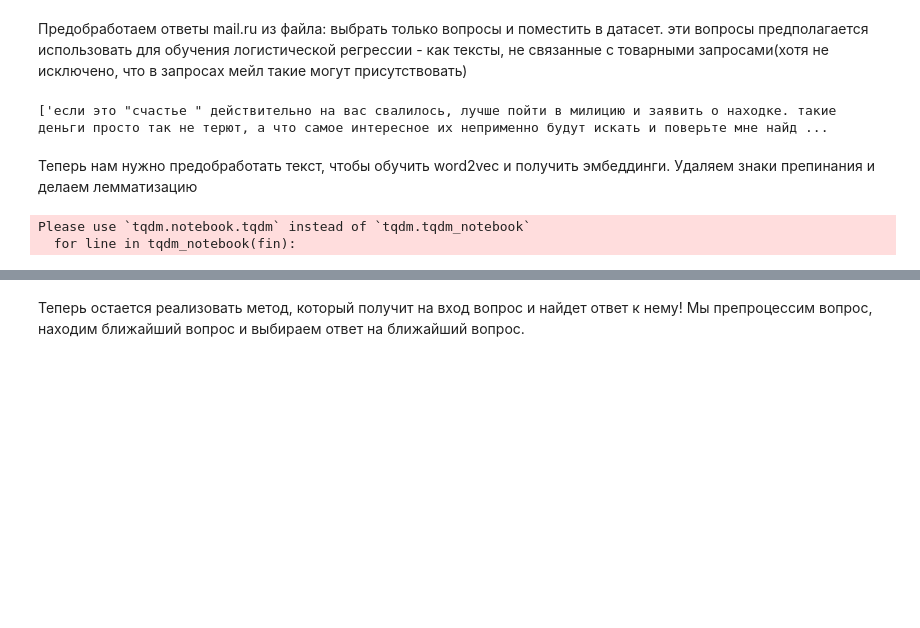
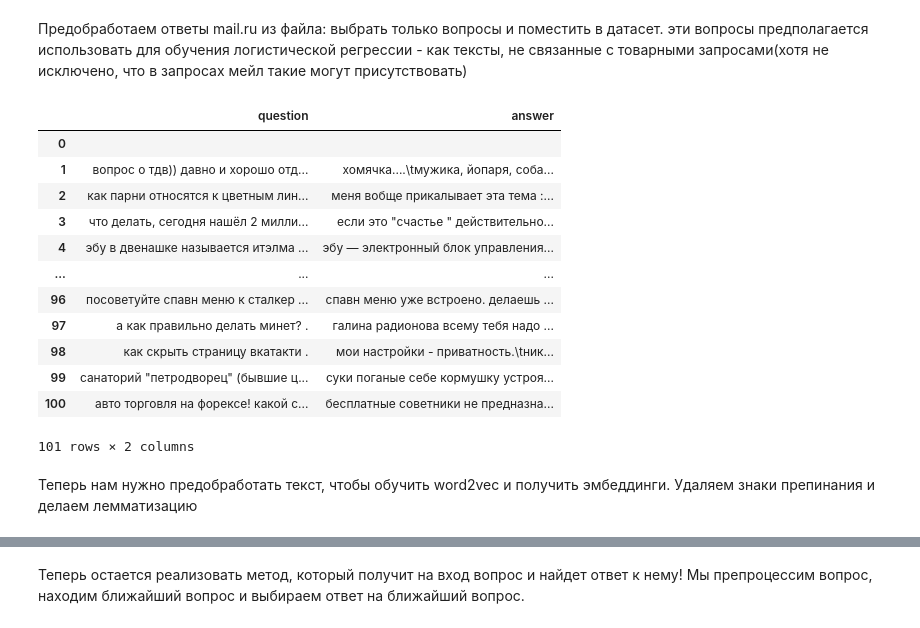
Before and after one commit to sawa25/module_14, a Jupyter notebook: ChatBotPractice_final.ipynb, the cells around one changed output, grey strips where cells are left out. Saved outputs shown, nothing was run; the diff lists cells and outputs as text; code cells hidden in the pictures; blank space fills up the shorter version.

```diff
--- a/ChatBotPractice_final.ipynb
+++ b/ChatBotPractice_final.ipynb
@@ -75,38 +210,49 @@ df=pd.DataFrame(columns=['question','answer'])
 
 #Мы идем по всем записям, просматриваем содержимое
 # и сразу после знака --- находим вопрос
-with open(file_name:=f"{DIR}Otvety.txt", "r",encoding='utf-8') as fin:
+with open(file_name:=f"{DIR}Otvety.txt", "r",buffering=200000000,encoding='utf-8') as fin:
     t = tqdm(total=os.stat(file_name).st_size) # инициализировать прогресбар размером файла
     start_time = time.time() #использовать интервал для настройки частоты отображения прогресбара
     question = False
     written = False
     lastpos=0
     tmpcnt=0
     while line:=fin.readline():
         if time.time()-start_time>2:
             start_time = time.time()
             t.update((fin.tell()-lastpos,lastpos:=fin.tell())[0])
-        # if tmpcnt>10: break
+        if tmpcnt>100: break
         if line.startswith("---"):#начало блока вопрос/несколько ответов
             tmpcnt+=1
             written = False
             question = False
             continue
         line=line.replace("\t", " ").replace("<br>", "").strip().lower()
         if question:
             # сохранить ответ в текущий(последний) ряд
             df.iloc[-1]['answer']=df.iloc[-1]['answer']+line +'\t'
             written = True
             continue
         if not question:
             # сохранить вопрос
             question = True
             df=pd.concat([df,pd.DataFrame({'question':[line],'answer':['']})],ignore_index=True)
             continue
     t.update((fin.tell()-lastpos,lastpos:=fin.tell())[0])
 
 display(df)
+df.to_csv(f'{DIR}Otvety.csv',index=False)
+# %% [output]
+|  | question | answer |
+| 0 |  |  |
+| 1 | вопрос о тдв)) давно и хорошо отд... | хомячка....\tмужика, йопаря, соба... |
+| 2 | как парни относятся к цветным лин... | меня вобще прикалывает эта тема :... |
+| 3 | что делать, сегодня нашёл 2 милли... | если это "счастье " действительно... |
+| 4 | эбу в двенашке называется итэлма ... | эбу — электронный блок управления... |
+| ... | ... | ... |
+| 96 | посоветуйте спавн меню к сталкер ... | спавн меню уже встроено. делаешь ... |
+| 97 | а как правильно делать минет? . | галина радионова всему тебя надо ... |
+| 98 | как скрыть страницу вкатакти . | мои настройки - приватность.\tник... |
+| 99 | санаторий "петродворец" (бывшие ц... | суки поганые себе кормушку устроя... |
+| 100 | авто торговля на форексе! какой с... | бесплатные советники не предназна... |
+101 rows × 2 columns
-# %%
-print(df.iloc[3]['answer'].split('\t'))
-# %% [output]
-['если это "счастье " действительно на вас свалилось, лучше пойти в милицию и заявить о находке. такие деньги просто так не терют, а что самое интересное их неприменно будут искать и поверьте мне найд ...
@@ -113,17 +263,2 @@ print(df.iloc[3]['answer'].split('\t'))
 # %% [markdown]
 Теперь нам нужно предобработать текст, чтобы обучить word2vec и получить эмбеддинги. Удаляем знаки препинания и делаем лемматизацию
-# %%
-sentences = []
-
-c = 0
-
-with open(f"{DIR}Otvety.txt", "r",encoding='utf-8') as fin:
-    for line in tqdm_notebook(fin):
-        spls = preprocess_txt(line)
-        sentences.append(spls)
-        c += 1
-        if c > 500000:
-            break
-# %% [output]
-Please use `tqdm.notebook.tqdm` instead of `tqdm.tqdm_notebook`
-  for line in tqdm_notebook(fin):
```
Also changed, not shown: parts of 77 cells of this notebook, 4 other files.
